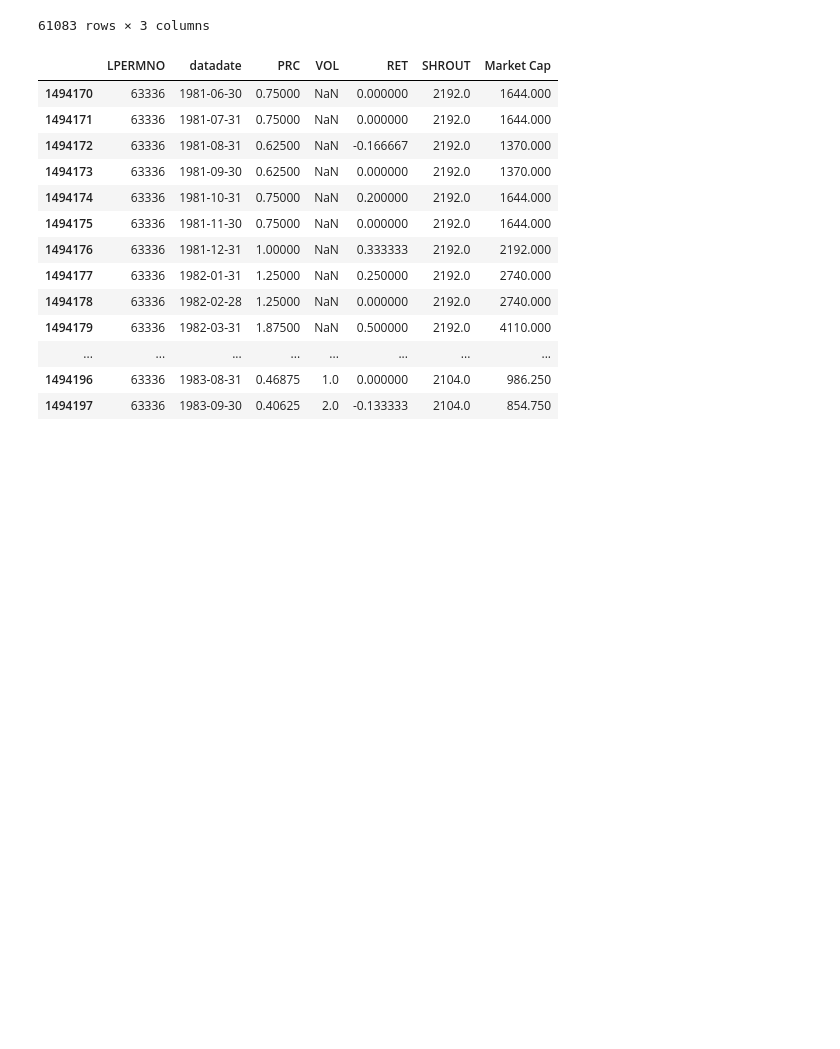
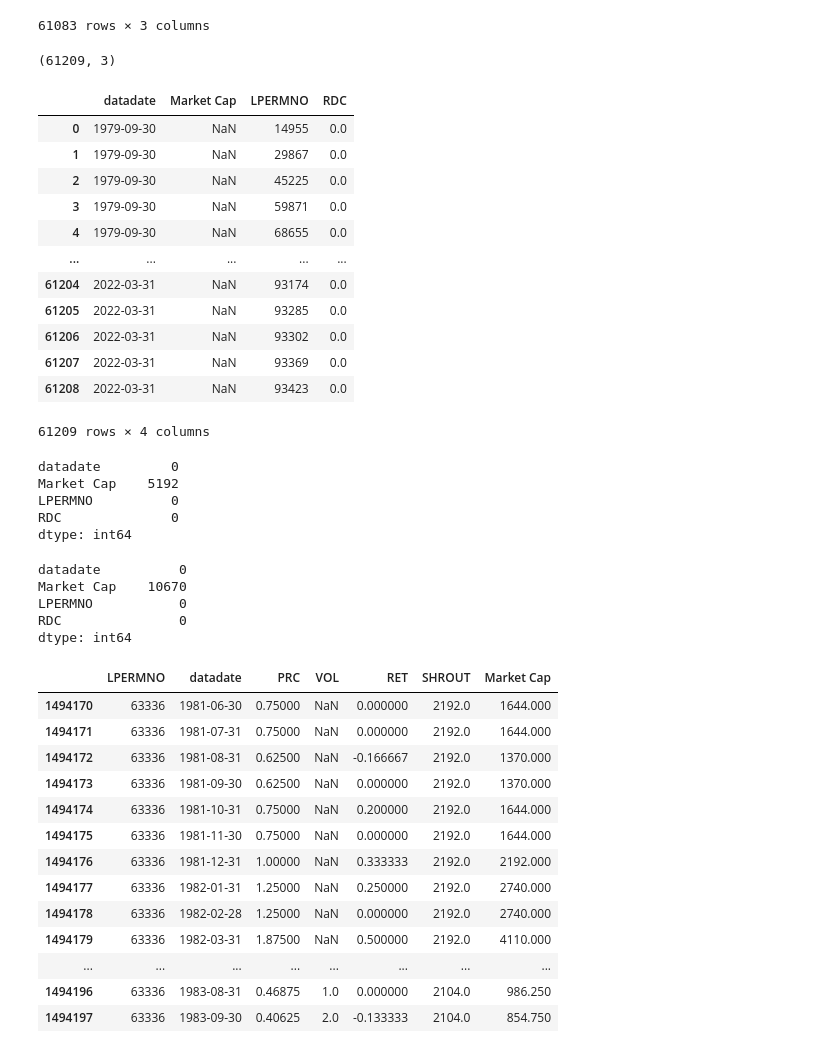
Before and after one commit to AmritSd/Does_R-D_Matter, a Jupyter notebook: rudra_rd_trading.ipynb, the cells around one changed output. Cells and saved outputs as stored; diff of their text form; code cells hidden in the pictures; blank space fills up the shorter version.

Commit message:
issue with num missing market cap

```diff
--- a/rudra_rd_trading.ipynb
+++ b/rudra_rd_trading.ipynb
@@ -222,3 +222,41 @@ temp = pd.merge(stocks[["datadate", "Market Cap", "LPERMNO"]], rd_firms, on = ["
+# %%
+merged_non_rd = pd.merge(stocks[["datadate", "Market Cap", "LPERMNO"]], non_rd_firms, on = ["LPERMNO", "datadate"], how="right")
+# %%
+non_rd_firms.shape
+# %% [output]
+(61209, 3)
+# %%
+merged_non_rd
+# %% [output]
+|  | datadate | Market Cap | LPERMNO | RDC |
+| 0 | 1979-09-30 | NaN | 14955 | 0.0 |
+| 1 | 1979-09-30 | NaN | 29867 | 0.0 |
+| 2 | 1979-09-30 | NaN | 45225 | 0.0 |
+| 3 | 1979-09-30 | NaN | 59871 | 0.0 |
+| 4 | 1979-09-30 | NaN | 68655 | 0.0 |
+| ... | ... | ... | ... | ... |
+| 61204 | 2022-03-31 | NaN | 93174 | 0.0 |
+| 61205 | 2022-03-31 | NaN | 93285 | 0.0 |
+| 61206 | 2022-03-31 | NaN | 93302 | 0.0 |
+| 61207 | 2022-03-31 | NaN | 93369 | 0.0 |
+| 61208 | 2022-03-31 | NaN | 93423 | 0.0 |
+61209 rows × 4 columns
+# %%
+merged_rd.isna().sum()
+# %% [output]
+datadate         0
+Market Cap    5192
+LPERMNO          0
+RDC              0
+dtype: int64
+# %%
+merged_non_rd.isna().sum()
+# %% [output]
+datadate          0
+Market Cap    10670
+LPERMNO           0
+RDC               0
+dtype: int64
 # %%
 stocks[(stocks["LPERMNO"]==63336)]
 # %% [output]
```
Also changed, not shown: parts of 4 cells of this notebook.
